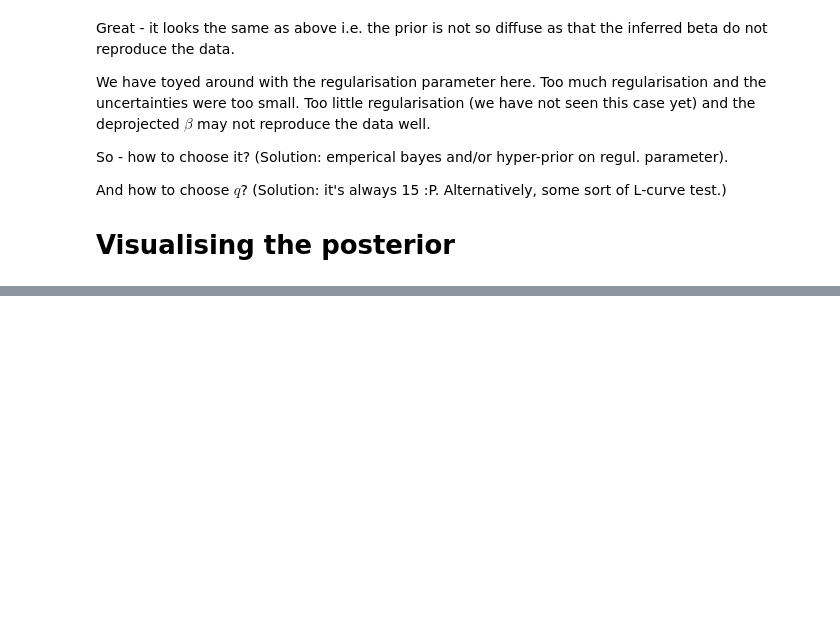
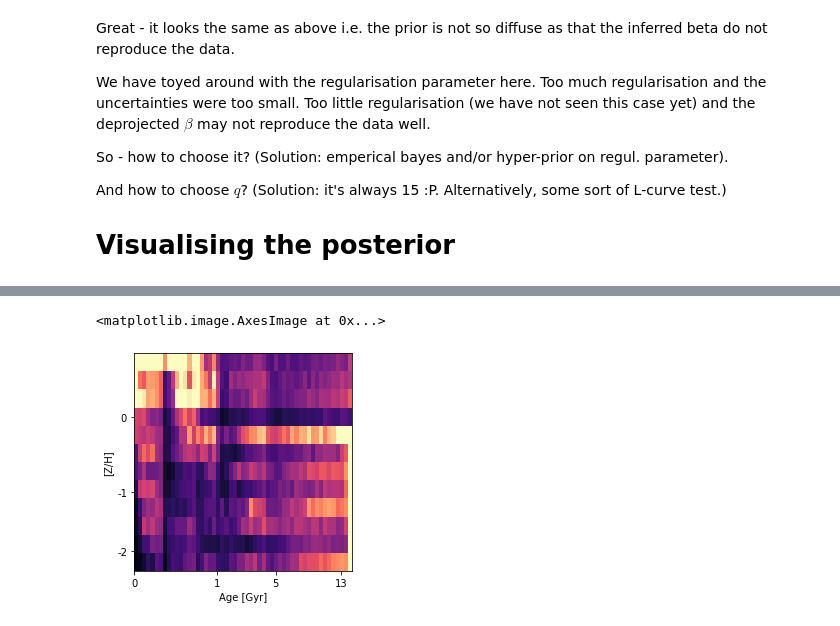
Before and after one commit to prashjet/uq4pk, a Jupyter notebook: mcmc/svd_mcmc_explanation.ipynb, the cells around one changed output, grey strips where cells are left out. Saved outputs shown, nothing was run; the diff lists cells and outputs as text; code cells hidden in the pictures; blank space fills up the shorter version.

```diff
--- a/mcmc/svd_mcmc_explanation.ipynb
+++ b/mcmc/svd_mcmc_explanation.ipynb
@@ -589,0 +594,8 @@ plotter.plot_df(view='percentile', clim=(0,10), percentile=95, lognorm=False)
+# %%
+beta = np.dot(Dinv, smp['beta_tilde'].T).T
+mysmp = uq4pk.samples.Samples(x=beta)
+plotter = uq4pk.plotting.Plotter(ssps=ssps, df=df,  beta_smp=mysmp)
+plotter.plot_df(view='percentile', clim=(0,10), percentile=95, lognorm=False)
+# %% [output]
+<matplotlib.image.AxesImage at 0x...>
+[figure, added]
```
Also changed, not shown: parts of 21 cells of this notebook.
